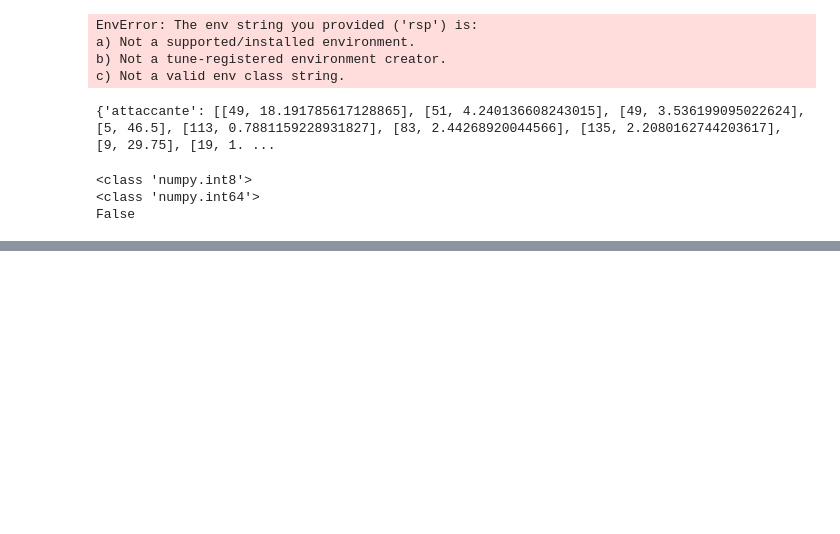
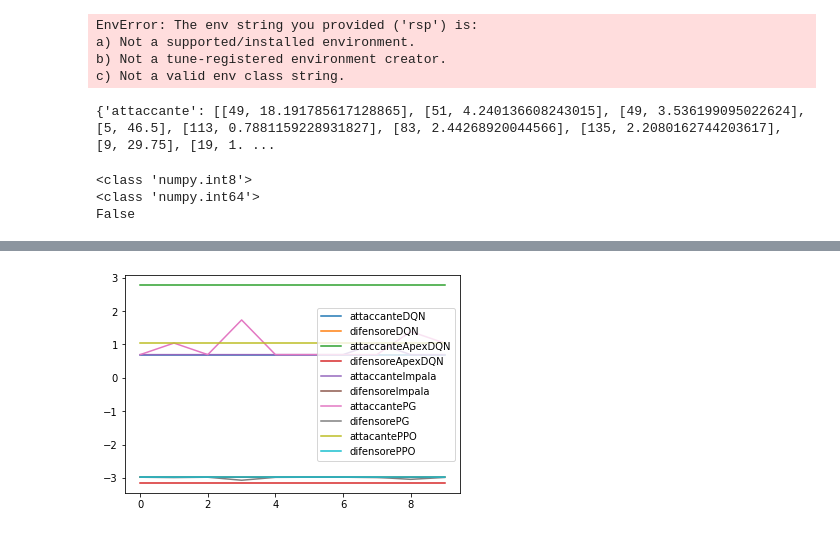
Before and after one commit to tcaiazzi/multi-agent-irs, a Jupyter notebook: tesi.ipynb, the cells around one changed output, grey strips where cells are left out. Drawn from its saved outputs; the diff is of its cells as text; code cells hidden in the pictures; blank space fills up the shorter version.

Commit message:
visualizzaALL

```diff
--- a/tesi.ipynb
+++ b/tesi.ipynb
@@ -256,0 +207,99 @@ TypeError: can only assign an iterable
+# %%
+import json
+import matplotlib.pyplot as plt
+import numpy as np
+
+dati_dict = ''
+with open("/home/matteo/Documenti/GitHub/tesiMagistrale/fileGrafici/DQN_reward_mosse.txt", "r") as file:
+        dati = file.read()
+dati_dict = json.loads(dati)
+
+attaccanteDQN = dati_dict['attaccante']
+difensoreDQN = dati_dict['difensore']
+
+yA = []
+yB = []
+for i in range(len(attaccanteDQN)) :
+        yA.append(attaccanteDQN[i][1])
+        yB.append(difensoreDQN[i][1])
+
+plt.plot(np.arange(len(yA)),yA)
+plt.plot(np.arange(len(yB)),yB)
+
+
+dati_dict = ''
+with open("/home/matteo/Documenti/GitHub/tesiMagistrale/fileGrafici/ApexDQN_reward_mosse.txt", "r") as file:
+        dati = file.read()
+dati_dict = json.loads(dati)
+
+attaccanteApexDQN = dati_dict['attaccante']
+difensoreApexDQN = dati_dict['difensore']
+
+yA = []
+yB = []
+for i in range(len(attaccanteApexDQN)) :
+        yA.append(attaccanteApexDQN[i][1])
+        yB.append(difensoreApexDQN[i][1])
+
+plt.plot(np.arange(len(yA)),yA)
+plt.plot(np.arange(len(yB)),yB)
+
+
+dati_dict = ''
+with open("/home/matteo/Documenti/GitHub/tesiMagistrale/fileGrafici/Impala_reward_mosse.txt", "r") as file:
+        dati = file.read()
+dati_dict = json.loads(dati)
+
+attaccanteImpala = dati_dict['attaccante']
+difensoreImpala = dati_dict['difensore']
+
+yA = []
+yB = []
+for i in range(len(attaccanteImpala)) :
+        yA.append(attaccanteImpala[i][1])
+        yB.append(difensoreImpala[i][1])
+
+plt.plot(np.arange(len(yA)),yA)
+plt.plot(np.arange(len(yB)),yB)
+
+
+dati_dict = ''
+with open("/home/matteo/Documenti/GitHub/tesiMagistrale/fileGrafici/PG_reward_mosse.txt", "r") as file:
+        dati = file.read()
+dati_dict = json.loads(dati)
+
+attaccantePG = dati_dict['attaccante']
+difensorePG = dati_dict['difensore']
+
+yA = []
+yB = []
+for i in range(len(attaccantePG)) :
+        yA.append(attaccantePG[i][1])
+        yB.append(difensorePG[i][1])
+
+plt.plot(np.arange(len(yA)),yA)
+plt.plot(np.arange(len(yB)),yB)
+
+
+dati_dict = ''
+with open("/home/matteo/Documenti/GitHub/tesiMagistrale/fileGrafici/PPO_reward_mosse.txt", "r") as file:
+        dati = file.read()
+dati_dict = json.loads(dati)
+
+attaccantePPO = dati_dict['attaccante']
+difensorePPO = dati_dict['difensore']
+
+yA = []
+yB = []
+for i in range(len(attaccantePPO)) :
+        yA.append(attaccantePPO[i][1])
+        yB.append(difensorePPO[i][1])
+
+
+plt.plot(np.arange(len(yA)),yA)
+plt.plot(np.arange(len(yB)),yB)
+plt.legend(['attaccanteDQN','difensoreDQN','attaccanteApexDQN','difensoreApexDQN','attaccanteImpala','difensoreImpala','attaccantePG','difensorePG','attacantePPO','difensorePPO'])
+
+plt.show()
+# %% [output]
+[figure, added]
```
Also changed, not shown: parts of 2 cells of this notebook, 5 other files.
